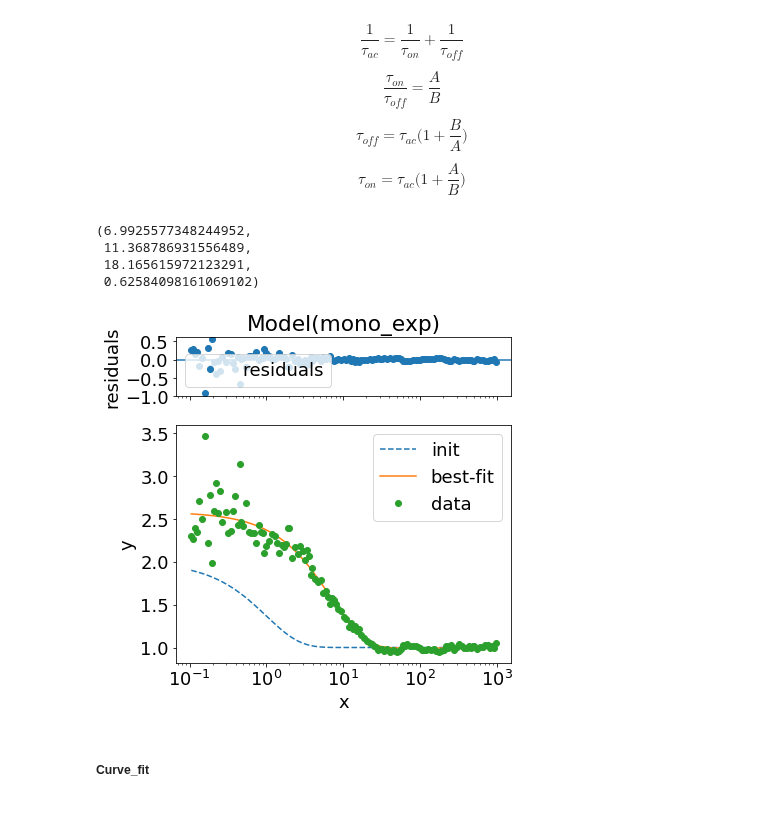
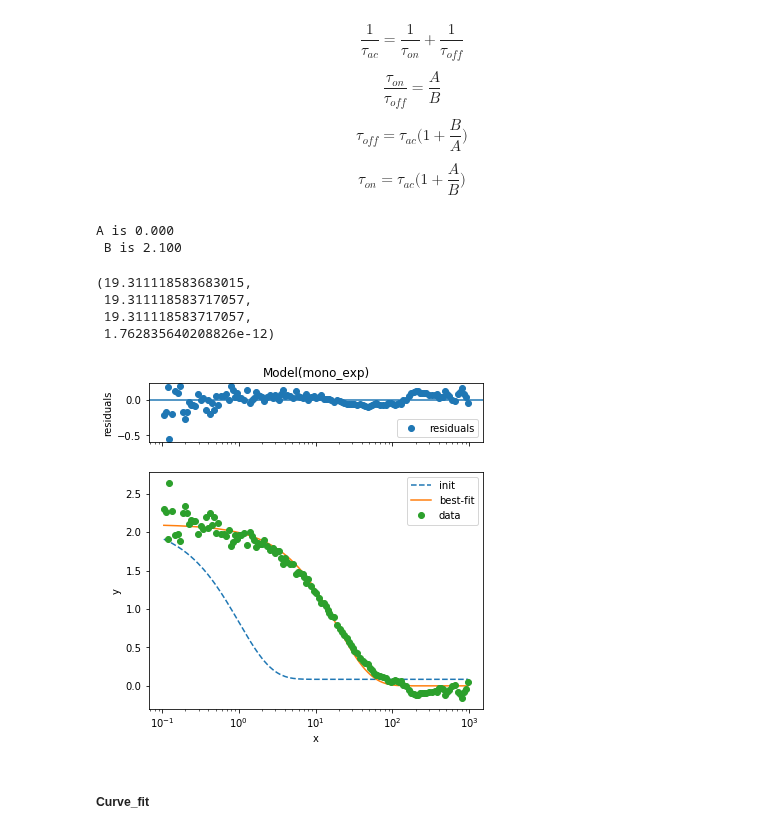
Before and after one commit to biswajitSM/Azurin_SM_repo, a Jupyter notebook: Analysis/Analysis_General.ipynb, the cells around one changed output. Saved outputs shown, nothing was run; the diff lists cells and outputs as text; code cells hidden in the pictures.

```diff
--- a/Analysis/Analysis_General.ipynb
+++ b/Analysis/Analysis_General.ipynb
@@ -539,44 +539,47 @@ $$\tau_{off} = \tau_{ac}\Bigg(1+\frac{B}A\Bigg)$$
 
 $$\tau_{on} = \tau_{ac}\Bigg(1+\frac{A}B\Bigg)$$
 # %%
-df_datn_em_specific, df_fcs_specific = get_point_specifics(foldername= homedir, input_potential=[100], pointnumbers=[7])
+df_datn_em_specific, df_fcs_specific = get_point_specifics(foldername= homedir, input_potential=[60], pointnumbers=[9])
 df_fcs=df_fcs_specific['filepath[FCS]'][0]
 df_emplot = df_datn_em_specific['filepath[.em.plot]'][0]
 def FCS_mono_fit(df_fcs,df_emplot, tmin=0.1,tmax=1000):
     df_fcs = pd.read_csv(df_fcs, index_col=False, names=None, skiprows=1, header=None, sep='\s+');
     df_fcs = df_fcs[df_fcs[0]>=tmin];
     df_fcs = df_fcs[df_fcs[0]<=tmax];
     xdata=df_fcs[0];
     ydata=df_fcs[1];
     df_em = pd.read_csv(df_emplot, header=None, sep='\t')#changepoint
     S=max(df_em[1]);
     Bkr=min(df_em[1]);
-    ydata=1+((ydata)*(S/(S+Bkr))**-2)
-    def mono_exp(x, A, B, t_ac):
-        return((A+(B*exp(-x/t_ac))))
+    #ydata=1+((ydata)*(S/(S+Bkr))**-2)
+    def mono_exp(x, A1, A2, t1):
+        return((A1+A2*exp(-x/t1)))
     gmodel = Model(mono_exp)
-    gmodel.set_param_hint('A', value=1, min=0, max=10)
-    gmodel.set_param_hint('B', value=1, min=0, max=100)
-    gmodel.set_param_hint('t_ac', value=1, min=0.1, max=100)
+    gmodel.set_param_hint('A1', value=0.085, min=0.0)
+    gmodel.set_param_hint('A2', value=2.026, min=0.0)
+    gmodel.set_param_hint('t1', value=1.0, min=0.1)
     pars = gmodel.make_params()
     result = gmodel.fit(ydata, pars, x=xdata)#, A=1, B=1, t_ac=1
-    A = result.best_values['A']
-    B = result.best_values['B']
-    t_ac = result.best_values['t_ac']
-    t_on = t_ac * (1+(A/B))
-    t_off = t_ac * (1+(B/A))
-    tratio_on_off = A/B
+    A1 = result.best_values['A1']
+    A2 = result.best_values['A2']
+    t_ac = result.best_values['t1']
+    print('A is %.3f \n B is %.3f' %(A1, A2))
+    t_on = t_ac * (1+(A1/A2))
+    t_off = t_ac * (1+(A1/A2))
+    tratio_on_off = A1/A2
     return(t_ac, t_on, t_off, tratio_on_off, result)#, t_on_err, t_off_err
 t_ac, t_on, t_off, tratio_on_off, result = FCS_mono_fit(df_fcs, df_emplot)
 result.plot()
 xscale('log')
 t_ac, t_on, t_off, tratio_on_off
 # %% [output]
-(6.9925577348244952,
- 11.368786931556489,
- 18.165615972123291,
- 0.62584098161069102)
+A is 0.000
+ B is 2.100
+(19.311118583683015,
+ 19.311118583717057,
+ 19.311118583717057,
+ 1.762835640208826e-12)
-[figure, old version]
+[figure, new version]
 # %% [markdown]
 ##### Curve_fit
 # %%
```
Also changed, not shown: parts of 3 cells of this notebook, 1 other file.
